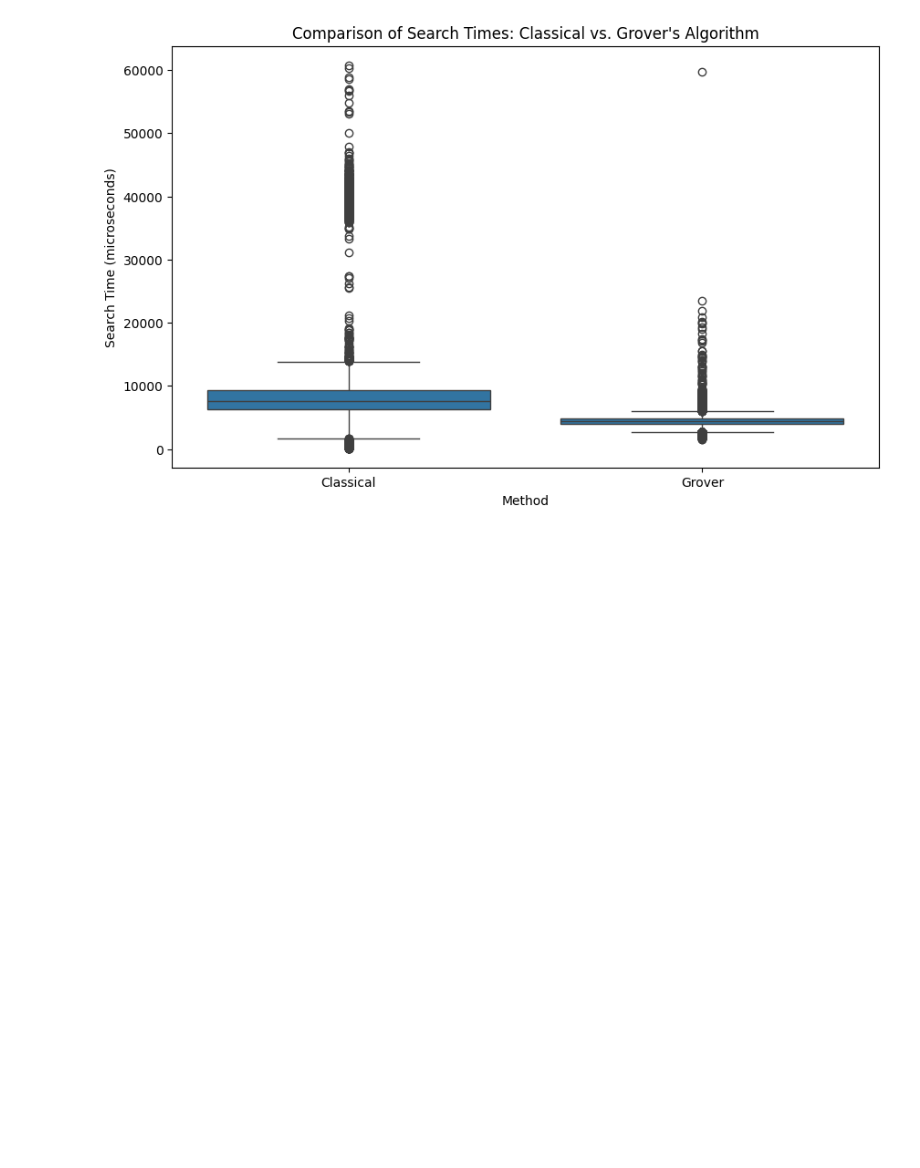
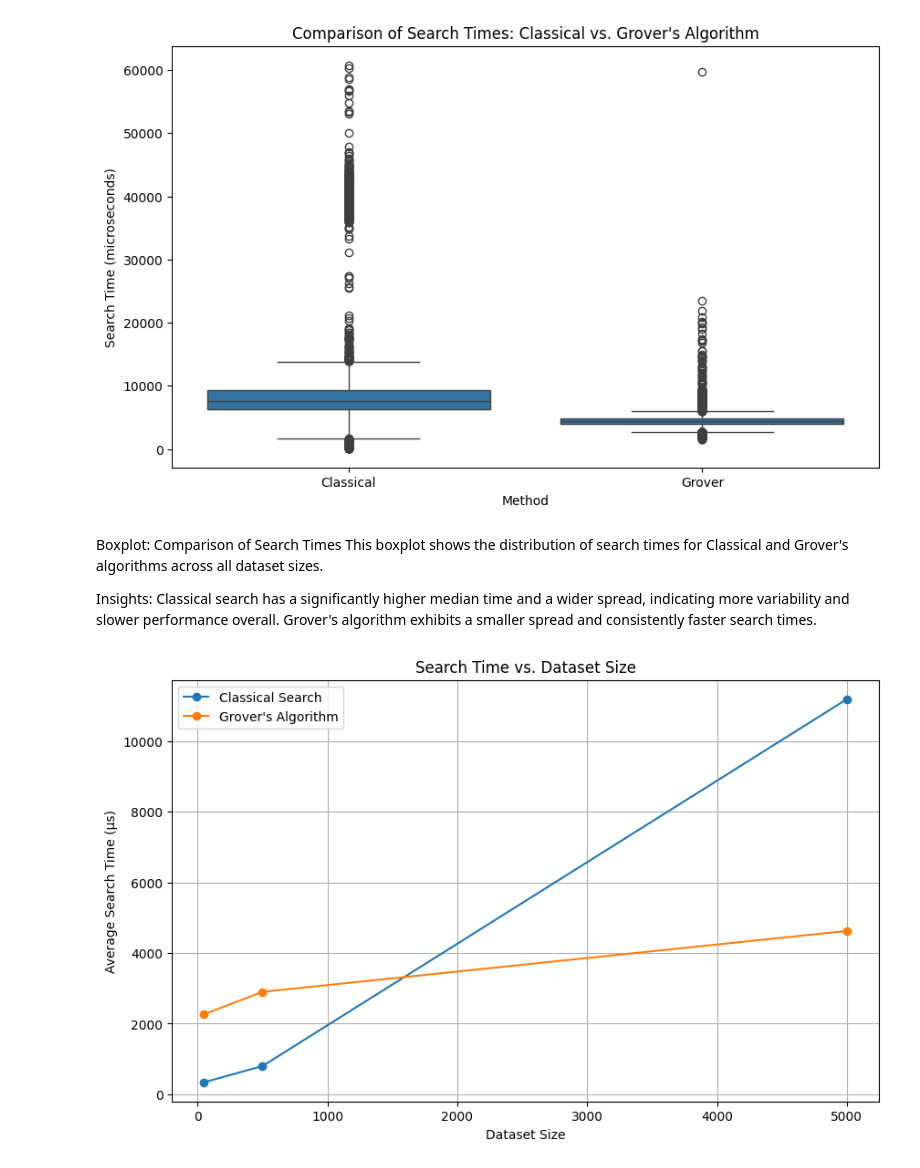
Before and after one commit to rallenalle68/classical_vs_grovers_algorithm, a Jupyter notebook: Grover.ipynb, the cells around one changed output. Drawn from its saved outputs; the diff is of its cells as text; code cells hidden in the pictures; blank space fills up the shorter version.

Commit message:
Comparison analysis + explanations

```diff
--- a/Grover.ipynb
+++ b/Grover.ipynb
@@ -567,3 +567,34 @@ plt.show()
 Average time for Classical Search: 10162.45 microseconds
 Average time for Grover's Algorithm: 4449.44 microseconds
 [figure]
+# %% [markdown]
+Boxplot: Comparison of Search Times
+This boxplot shows the distribution of search times for Classical and Grover's algorithms across all dataset sizes.
+
+Insights:
+Classical search has a significantly higher median time and a wider spread, indicating more variability and slower performance overall.
+Grover's algorithm exhibits a smaller spread and consistently faster search times.
+# %%
+sizes = [50, 500, 5000]
+classical_avg_times = [
+    np.mean(classical_times_50),
+    np.mean(classical_times_500),
+    np.mean(classical_times_5000),
+]
+grover_avg_times = [
+    np.mean(grover_times_50),
+    np.mean(grover_times_500),
+    np.mean(grover_times_5000),
+]
+
+plt.figure(figsize=(10, 6))
+plt.plot(sizes, classical_avg_times, label="Classical Search", marker="o")
+plt.plot(sizes, grover_avg_times, label="Grover's Algorithm", marker="o")
+plt.xlabel("Dataset Size")
+plt.ylabel("Average Search Time (µs)")
+plt.title("Search Time vs. Dataset Size")
+plt.legend()
+plt.grid()
+plt.show()
+# %% [output]
+[figure, added]
```
Also changed, not shown: parts of 3 cells of this notebook.
